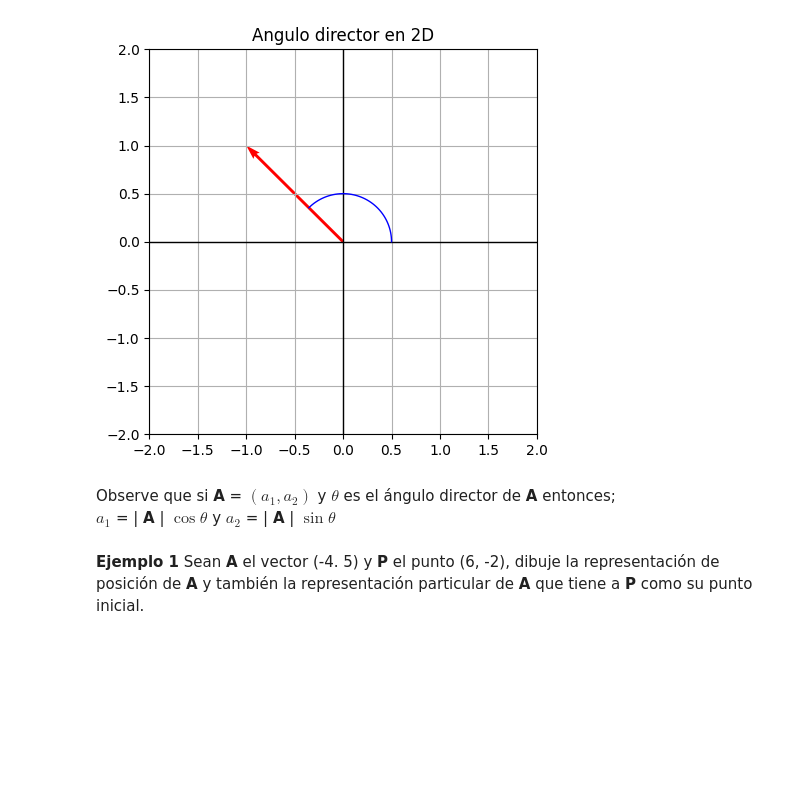
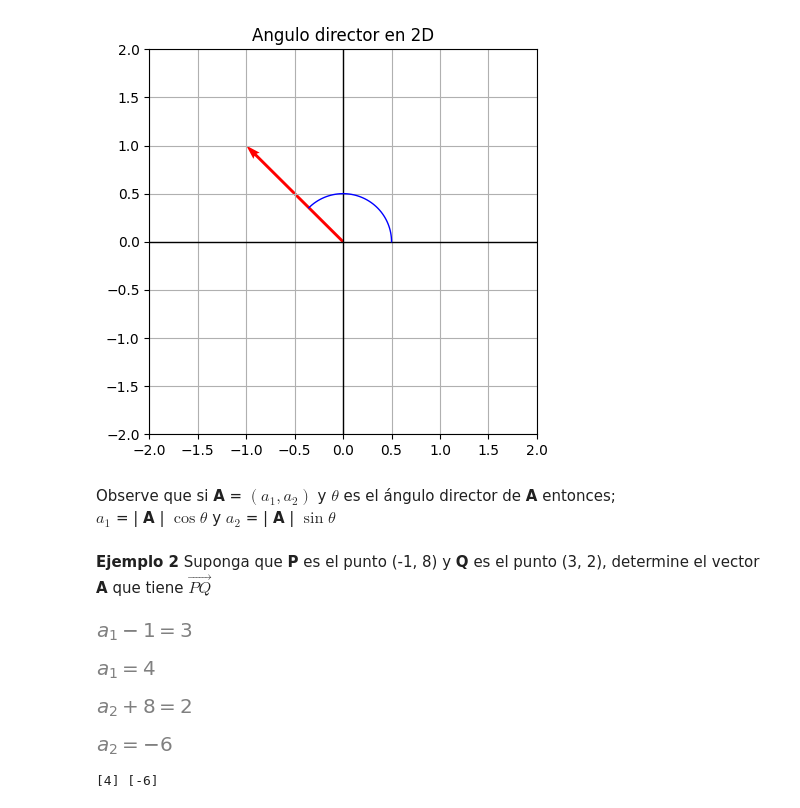
Before and after one commit to KristhianPineda/kPhysics, a Jupyter notebook: notebooks/math/vectores1.ipynb, the cells around one changed output. Saved outputs shown, nothing was run; the diff lists cells and outputs as text; code cells hidden in the pictures; blank space fills up the shorter version.

Commit message:
Agregado de sugundo ejemplo en vectores1

```diff
--- a/notebooks/math/vectores1.ipynb
+++ b/notebooks/math/vectores1.ipynb
@@ -142,5 +144,35 @@ La dirección es= 2.36
 # %% [markdown]
 Observe que si **A** = $(a_1, a_2)$ y $\theta$ es el ángulo director de **A** entonces;
 $a_1$ = | **A** | $\cos\theta$ y $a_2$ = | **A** | $\sin\theta$
-# %% [markdown]
-**Ejemplo 1** Sean **A** el vector (-4. 5) y **P** el punto (6, -2), dibuje la representación de posición de **A** y también la representación particular de **A** que tiene a **P** como su punto inicial.
+# %% [markdown]
+**Ejemplo 2** Suponga que **P** es el punto (-1, 8) y **Q** es el punto (3, 2), determine el vector **A** que tiene $\vec{PQ}$
+# %%
+from sympy import symbols, Eq, solve, init_printing
+from sympy import simplify
+from IPython.display import display
+
+init_printing()
+
+# Ecuación inicial
+x = symbols('a_1')
+ecuacion = Eq(-1+x,3)
+display(ecuacion)
+# Paso dos
+ecuacion2 = Eq(-1+1+x,3+1)
+display(ecuacion2)
+solucion1 = solve(ecuacion3,x)
+# Paso cuatro
+y = symbols('a_2')
+ecuacion4 = Eq(8+y,2)
+display(ecuacion4)
+# Paso dos
+ecuacion5 = Eq(8-8+y,2-8)
+display(ecuacion5)
+solucion2 = solve(ecuacion6, y)
+print(solucion1, solucion2)
+# %% [output]
+[figure, added]
+[figure, added]
+[figure, added]
+[figure, added]
+[4] [-6]
```
Also changed, not shown: parts of 1 cell of this notebook.
